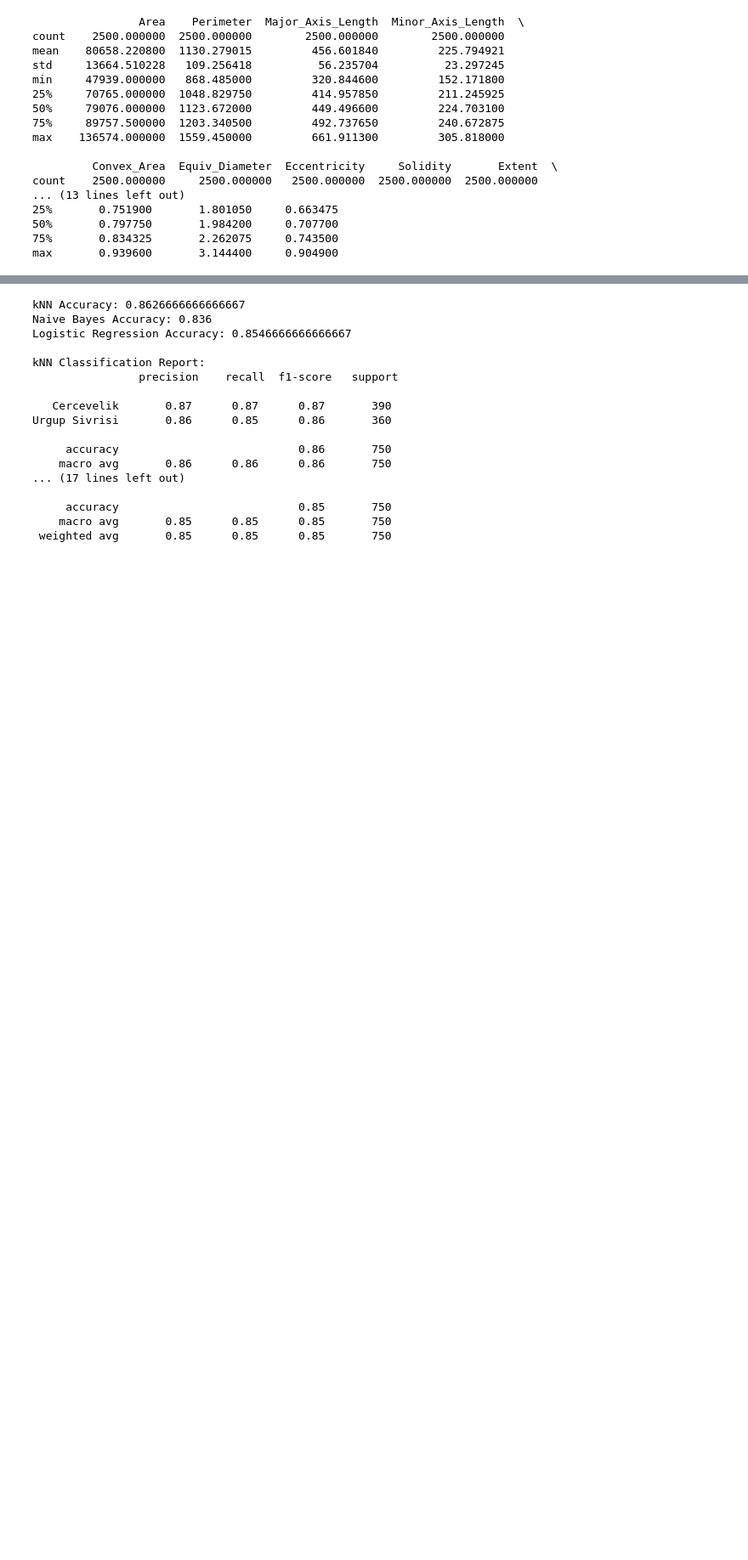
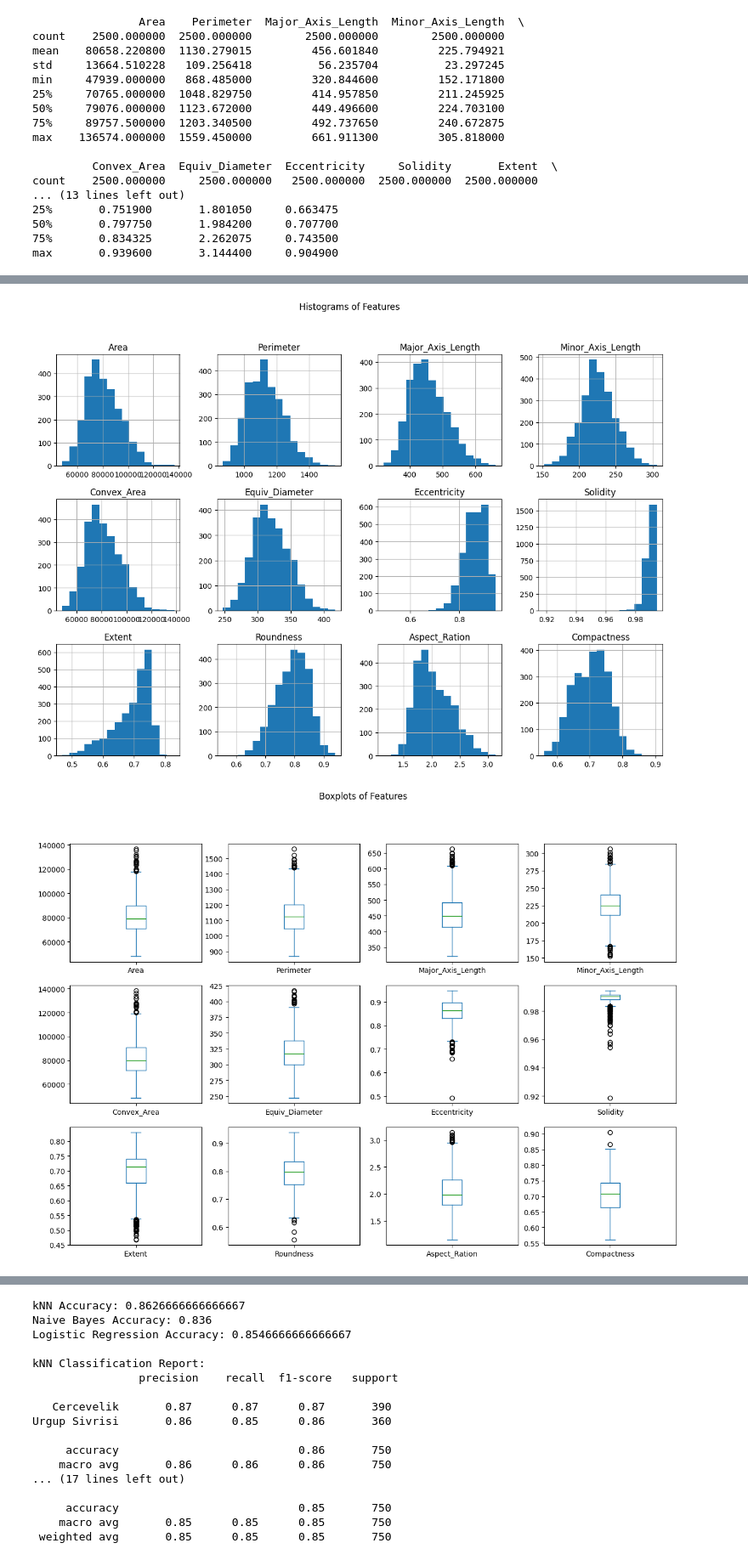
Before and after one commit to giogerardino/STINTSY-MP, a Jupyter notebook: main.ipynb, the cells around one changed output, grey strips where cells are left out. Shown at 85% size. Cells and saved outputs as stored; diff of their text form; code cells hidden in the pictures; blank space fills up the shorter version.

```diff
--- a/main.ipynb
+++ b/main.ipynb
@@ -105,0 +109,13 @@ plt.show()
+# %%
+# Histograms for each feature
+df.drop('Class', axis=1).hist(bins=15, figsize=(15, 10), layout=(3, 4))
+plt.suptitle('Histograms of Features')
+plt.show()
+
+# Boxplots for each feature
+df.drop('Class', axis=1).plot(kind='box', subplots=True, layout=(3,4), figsize=(15, 10))
+plt.suptitle('Boxplots of Features')
+plt.show()
+# %% [output]
+[figure, added]
+[figure, added]
```
Also changed, not shown: parts of 4 cells of this notebook.
